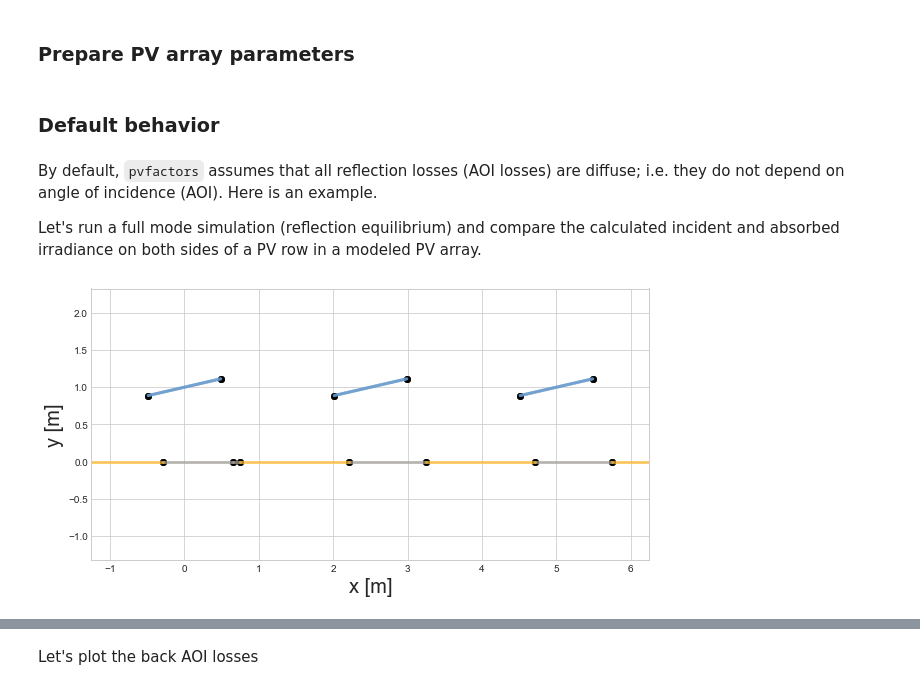
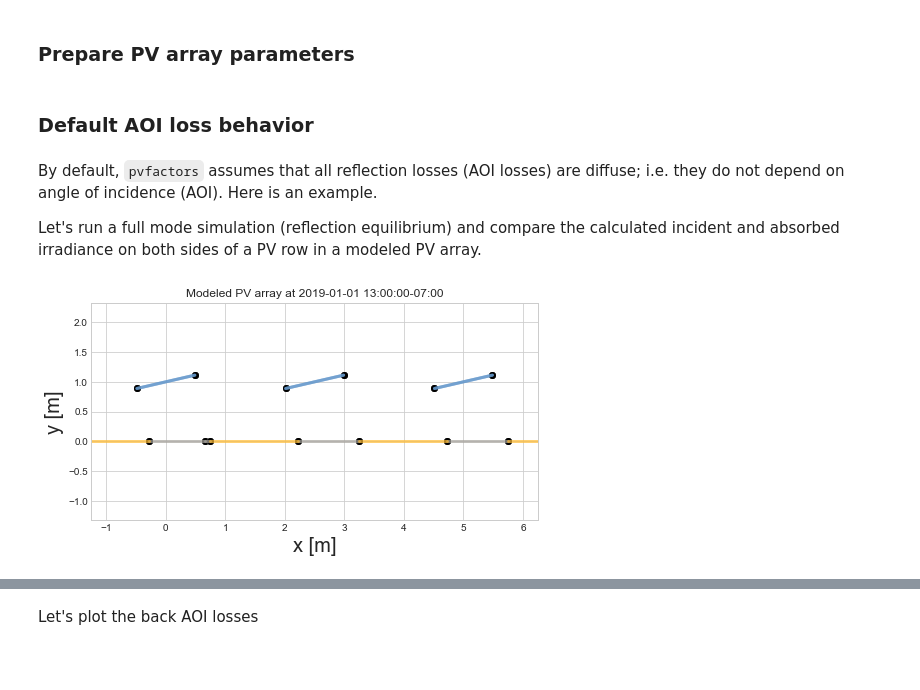
Before and after one commit to SunPower/pvfactors, a Jupyter notebook: docs/tutorials/Account_for_AOI_losses.ipynb, the cells around one changed output, grey strips where cells are left out. Drawn from its saved outputs; the diff is of its cells as text; code cells hidden in the pictures; blank space fills up the shorter version.

```diff
--- a/docs/tutorials/Account_for_AOI_losses.ipynb
+++ b/docs/tutorials/Account_for_AOI_losses.ipynb
@@ -23,6 +23,7 @@ import warnings
 np.set_printoptions(precision=3, linewidth=300)
 warnings.filterwarnings('ignore')
 plt.style.use('seaborn-whitegrid')
+plt.rcParams.update({'font.size': 12})
 # Paths
 LOCAL_DIR = os.getcwd()
 DATA_DIR = os.path.join(LOCAL_DIR, 'data')
@@ -63,7 +104,7 @@ pvarray_parameters = {
     'gcr': 0.4,               # ground coverage ratio
 }
 # %% [markdown]
-### Default behavior
+### Default AOI loss behavior
 # %% [markdown]
 By default, ``pvfactors`` assumes that all reflection losses (AOI losses) are diffuse; i.e. they do not depend on angle of incidence (AOI). Here is an example.
 
@@ -83,9 +127,10 @@ engine.fit(df_inputs.index, df_inputs.dni, df_inputs.dhi,
            albedo)
 # %%
 # Plot pvarray shapely geometries
-f, ax = plt.subplots(figsize=(10, 5))
+f, ax = plt.subplots(figsize=(8, 4))
 pvarray.plot_at_idx(12, ax)
+plt.title('Modeled PV array at {}'.format(df_inputs.index[12]))
 plt.show()
 # %% [output]
-[figure, old version]
+[figure, new version]
 # %%
```
Also changed, not shown: parts of 52 cells of this notebook, 1 other file.
